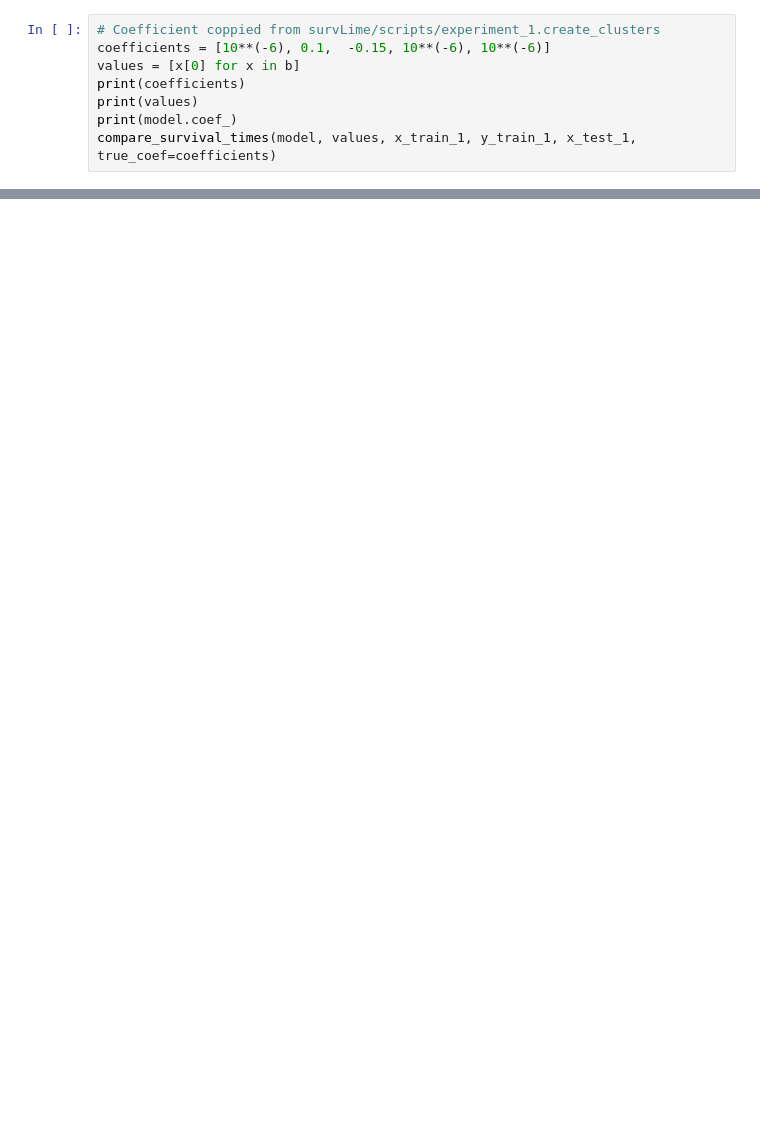
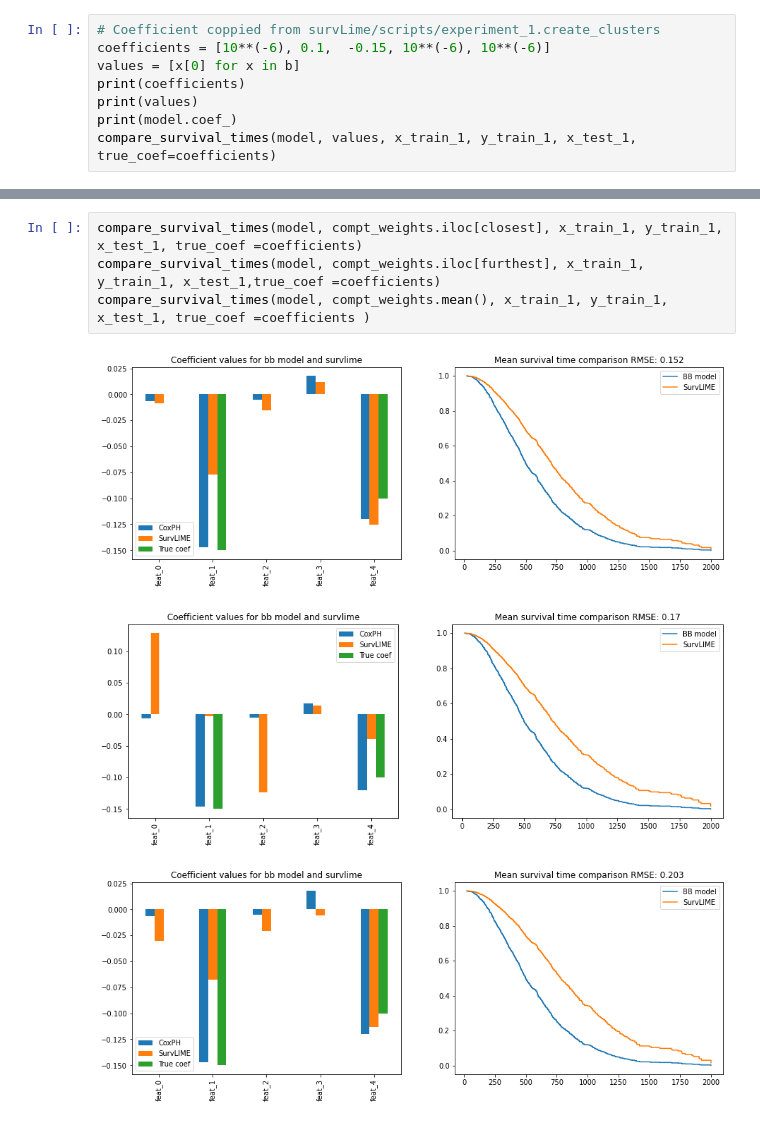
Before and after one commit to imatge-upc/SurvLIMEpy, a Jupyter notebook: survLime/notebooks/simulated_data_example.ipynb, the cells around one changed output, grey strips where cells are left out. Drawn from its saved outputs; the diff is of its cells as text; blank space fills up the shorter version.

```diff
--- a/survLime/notebooks/simulated_data_example.ipynb
+++ b/survLime/notebooks/simulated_data_example.ipynb
@@ -62,0 +149,8 @@ compare_survival_times(model, values, x_train_1, y_train_1, x_test_1, true_coef=
+# %%
+compare_survival_times(model, compt_weights.iloc[closest], x_train_1, y_train_1, x_test_1, true_coef =coefficients)
+compare_survival_times(model, compt_weights.iloc[furthest], x_train_1, y_train_1, x_test_1,true_coef =coefficients)
+compare_survival_times(model, compt_weights.mean(), x_train_1, y_train_1, x_test_1, true_coef =coefficients )
+# %% [output]
+[figure, added]
+[figure, added]
+[figure, added]
```
Also changed, not shown: parts of 12 cells of this notebook, 4 other files.
